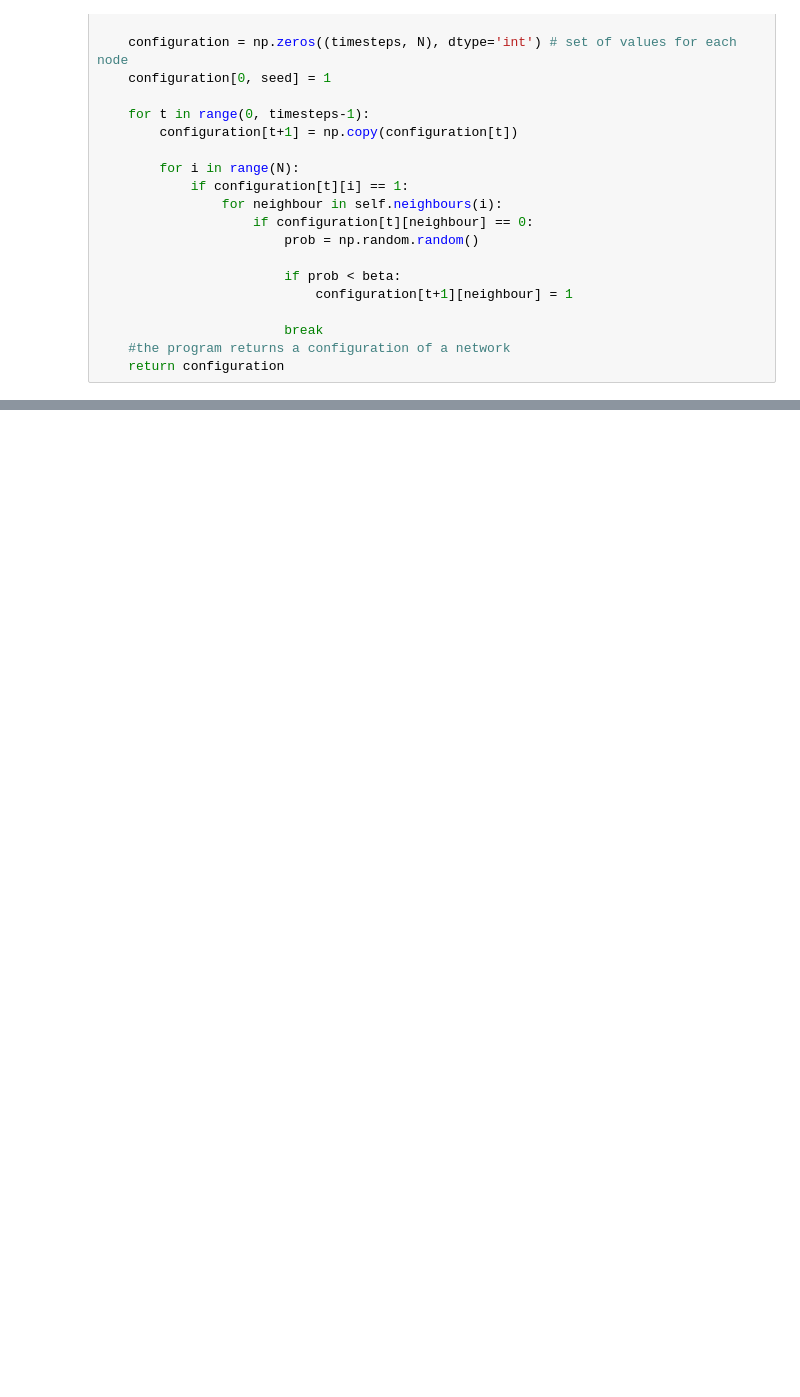
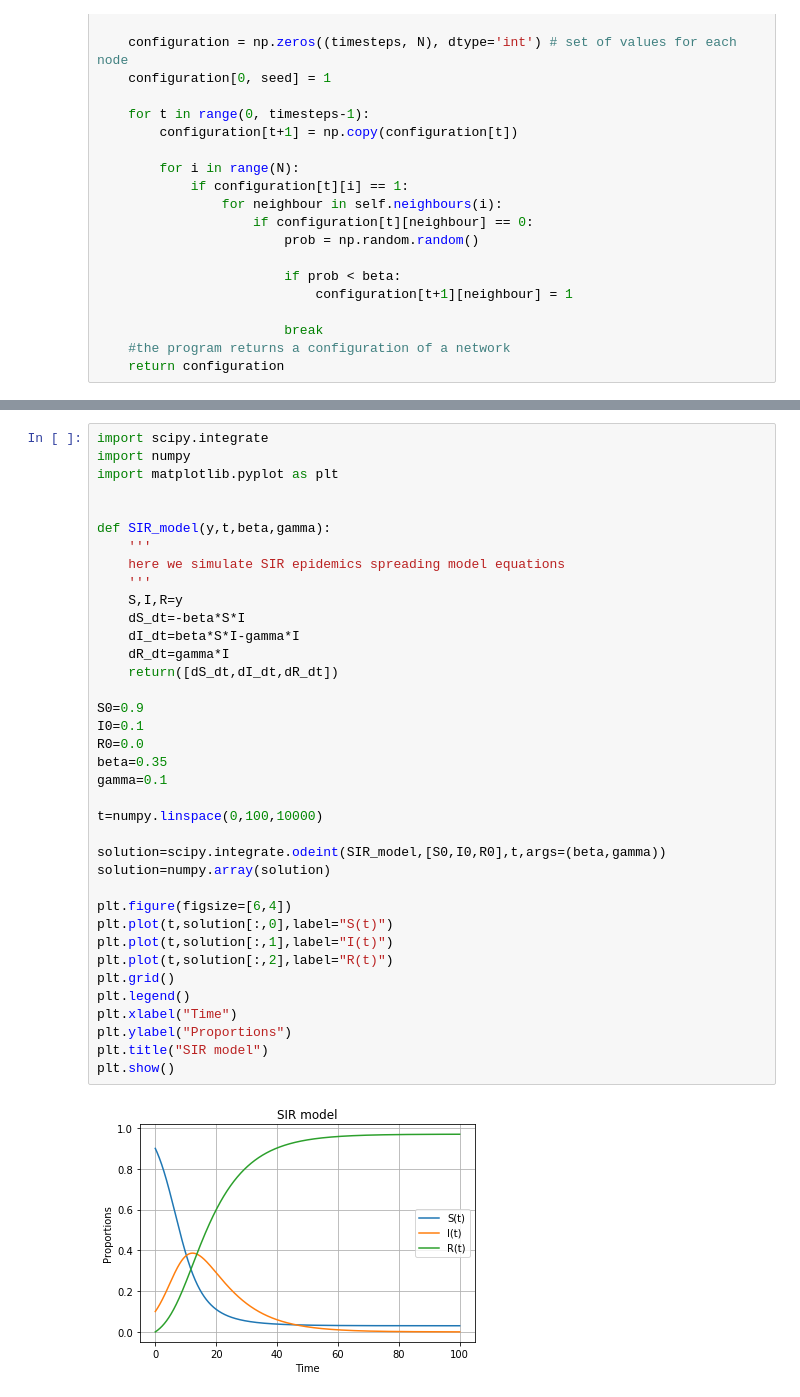
Before and after one commit to Big-data-course-CRI/materials_big_data_cri_2019, a Jupyter notebook: resources Python/spreading_on_networks.ipynb, the cells around one changed output, grey strips where cells are left out. Cells and saved outputs as stored; diff of their text form; blank space fills up the shorter version.

Commit message:
epidemics spreading notebook
united various notebooks acknoledged

```diff
--- a/resources Python/spreading_on_networks.ipynb
+++ b/resources Python/spreading_on_networks.ipynb
@@ -270,0 +293,39 @@ plt.show()
+# %%
+import scipy.integrate
+import numpy
+import matplotlib.pyplot as plt
+
+
+def SIR_model(y,t,beta,gamma):
+    '''
+    here we simulate SIR epidemics spreading model equations
+    '''
+    S,I,R=y
+    dS_dt=-beta*S*I
+    dI_dt=beta*S*I-gamma*I
+    dR_dt=gamma*I
+    return([dS_dt,dI_dt,dR_dt])
+
+S0=0.9
+I0=0.1
+R0=0.0
+beta=0.35
+gamma=0.1
+
+t=numpy.linspace(0,100,10000)
+
+solution=scipy.integrate.odeint(SIR_model,[S0,I0,R0],t,args=(beta,gamma))
+solution=numpy.array(solution)
+
+plt.figure(figsize=[6,4])
+plt.plot(t,solution[:,0],label="S(t)")
+plt.plot(t,solution[:,1],label="I(t)")
+plt.plot(t,solution[:,2],label="R(t)")
+plt.grid()
+plt.legend()
+plt.xlabel("Time")
+plt.ylabel("Proportions")
+plt.title("SIR model")
+plt.show()
+# %% [output]
+[figure, added]
```
Also changed, not shown: parts of 18 cells of this notebook.
